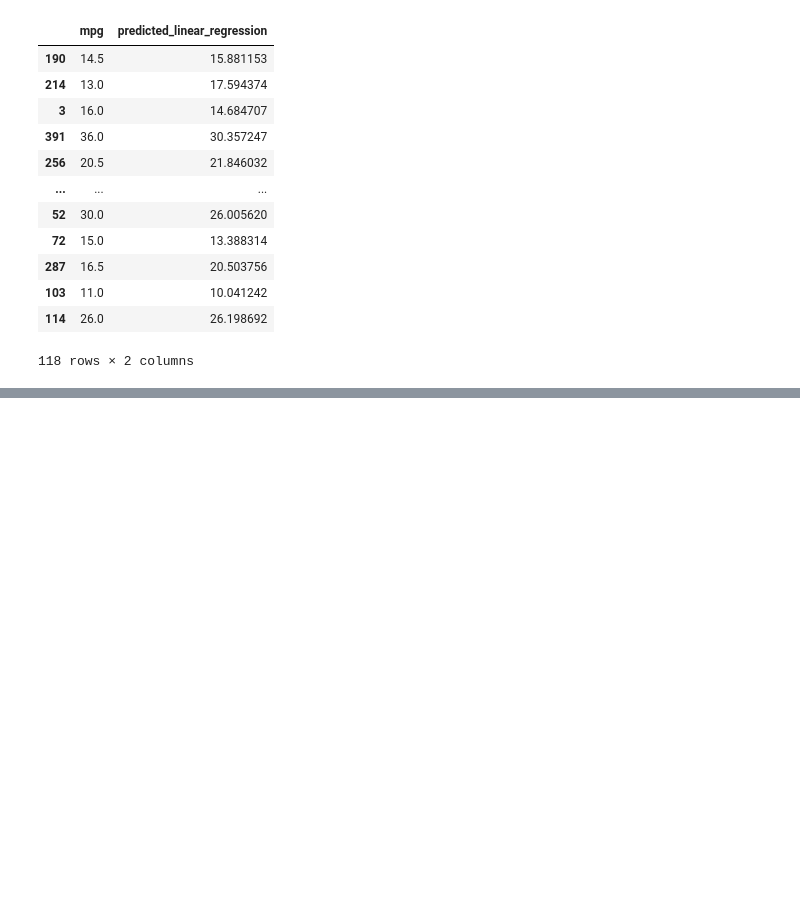
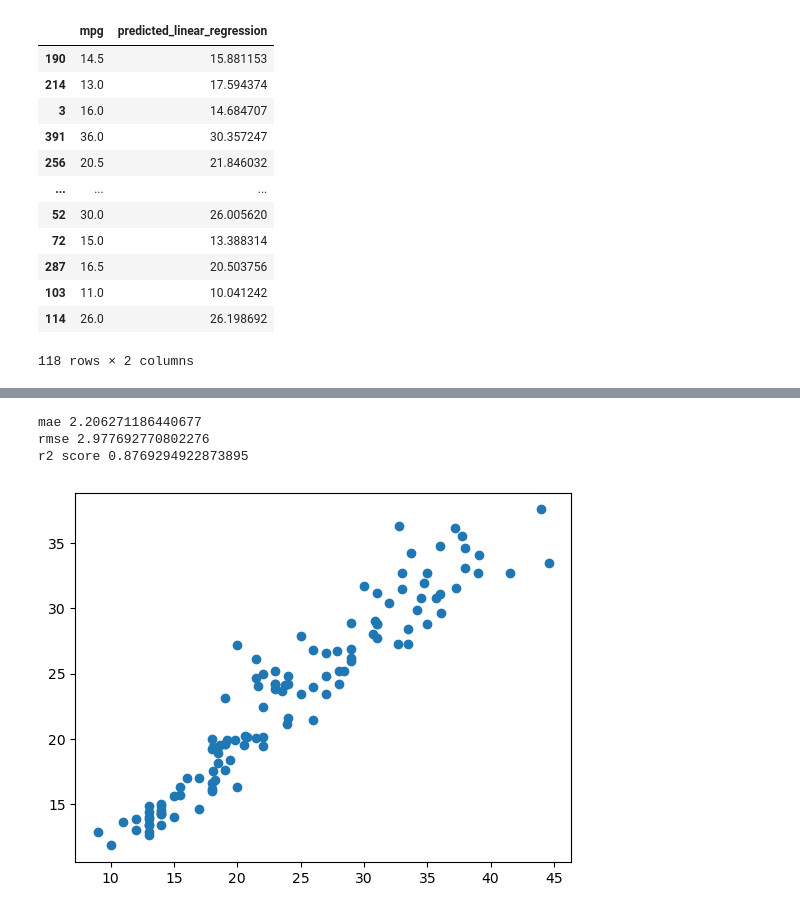
Before and after one commit to get-to-work-together/Computrain-Python-voor-Data-Science, a Jupyter notebook: Training/demo preprocessing.ipynb, the cells around one changed output, grey strips where cells are left out. Cells and saved outputs as stored; diff of their text form; code cells hidden in the pictures; blank space fills up the shorter version.

```diff
--- a/Training/demo preprocessing.ipynb
+++ b/Training/demo preprocessing.ipynb
@@ -167,0 +218,3 @@ df_test_target
+# %%
+predicted = regressor.predict(df_test_features)
+df_test_target['predicted_nearest_neighbor'] = predicted
@@ -167,0 +237,17 @@ df_test_target
+# %%
+mae = mean_absolute_error(df_test_target['mpg'], predicted)
+rmse = mean_squared_error(df_test_target['mpg'], predicted) ** 0.5
+r2 = r2_score(df_test_target['mpg'], predicted)
+
+print('mae', mae)
+print('rmse', rmse)
+print('r2 score', r2)
+# %% [output]
+mae 2.206271186440677
+rmse 2.977692770802276
+r2 score 0.8769294922873895
+# %%
+plt.scatter(df_test_target['mpg'], predicted)
+plt.show()
+# %% [output]
+[figure, added]
```
Also changed, not shown: parts of 15 cells of this notebook, 7 other files.
